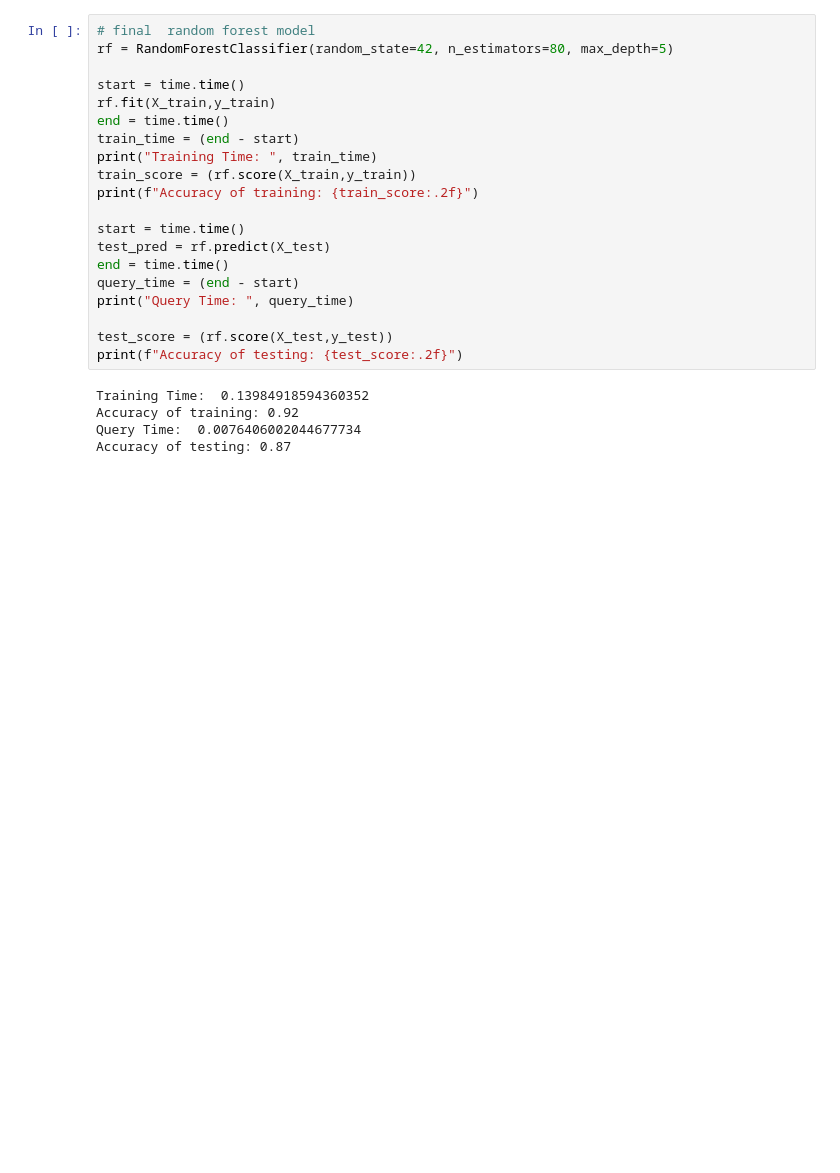
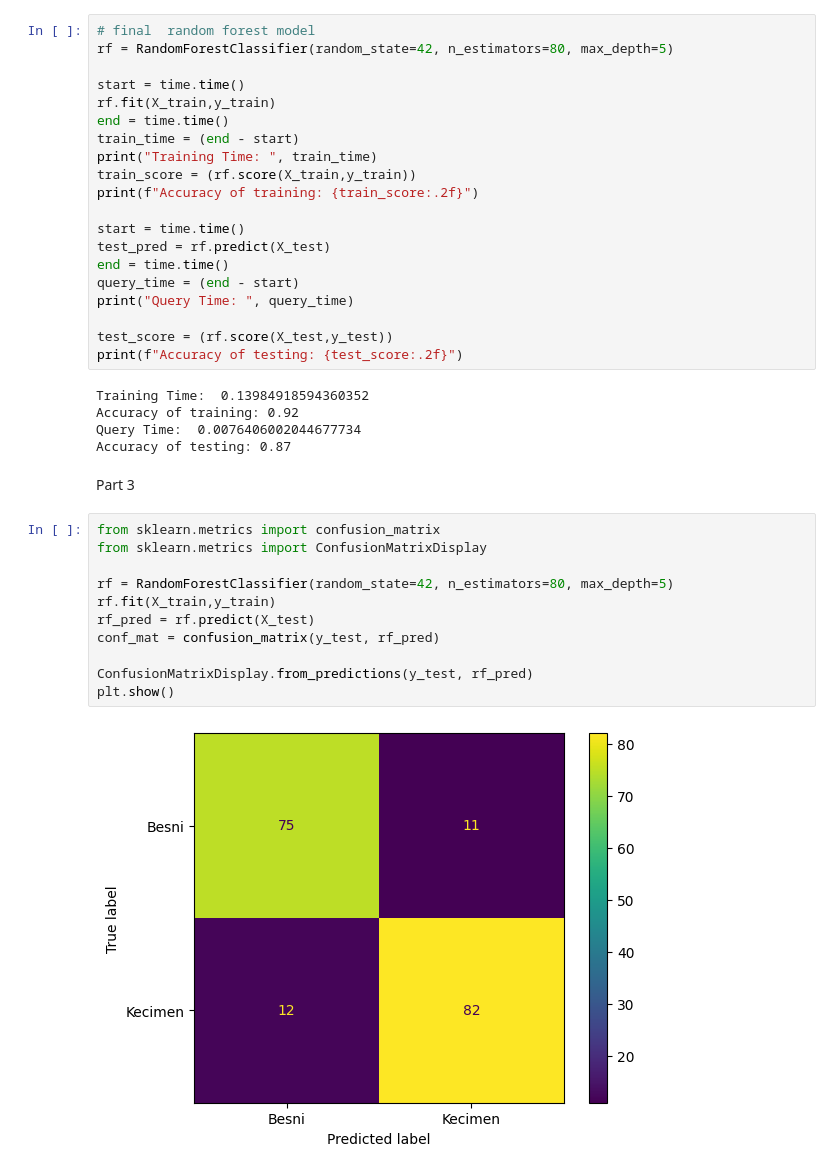
Before and after one commit to tovawieds/ML-FinalProject, a Jupyter notebook: FinalProject.ipynb, the cells around one changed output. Cells and saved outputs as stored; diff of their text form; blank space fills up the shorter version.

```diff
--- a/FinalProject.ipynb
+++ b/FinalProject.ipynb
@@ -301,3 +301,18 @@ Training Time:  0.13984918594360352
 Accuracy of training: 0.92
 Query Time:  0.0076406002044677734
 Accuracy of testing: 0.87
+# %% [markdown]
+Part 3
+# %%
+from sklearn.metrics import confusion_matrix
+from sklearn.metrics import ConfusionMatrixDisplay
+
+rf = RandomForestClassifier(random_state=42, n_estimators=80, max_depth=5)
+rf.fit(X_train,y_train)
+rf_pred = rf.predict(X_test)
+conf_mat = confusion_matrix(y_test, rf_pred)
+
+ConfusionMatrixDisplay.from_predictions(y_test, rf_pred)
+plt.show()
+# %% [output]
+[figure, added]
```
